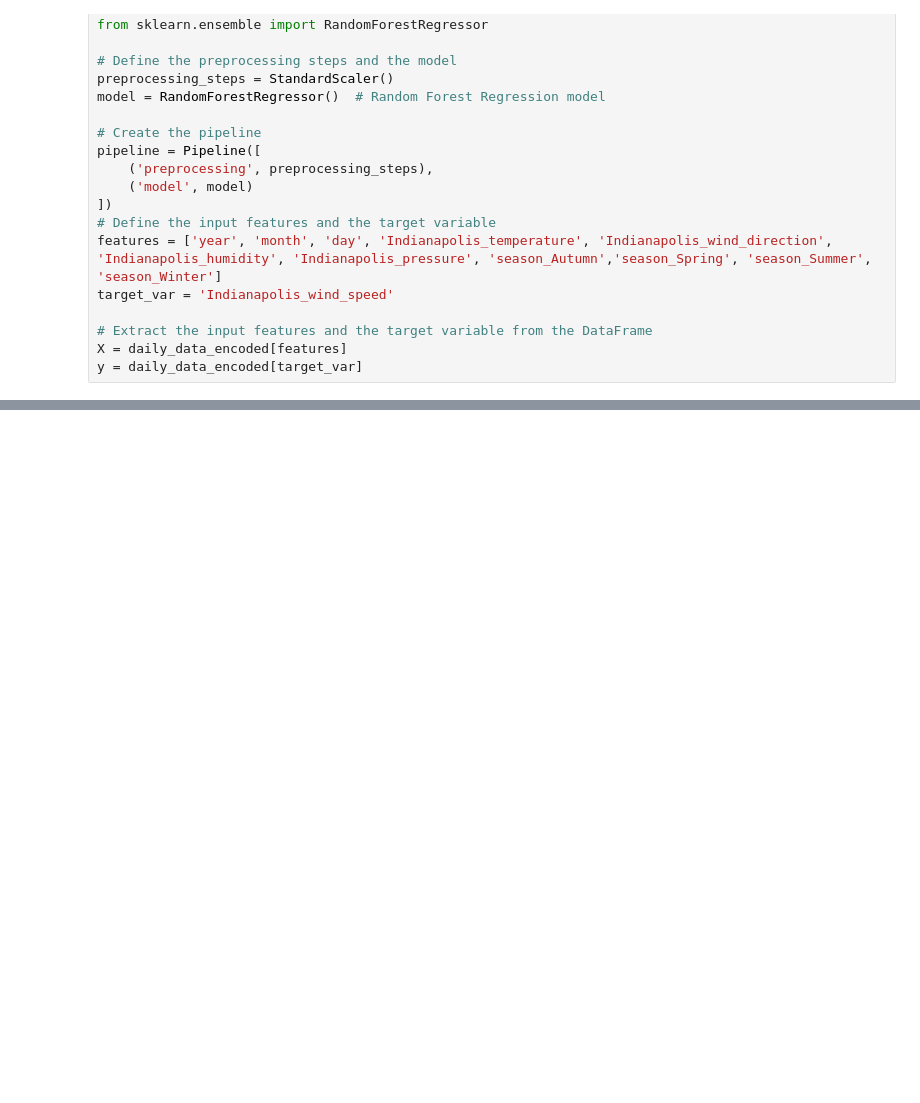
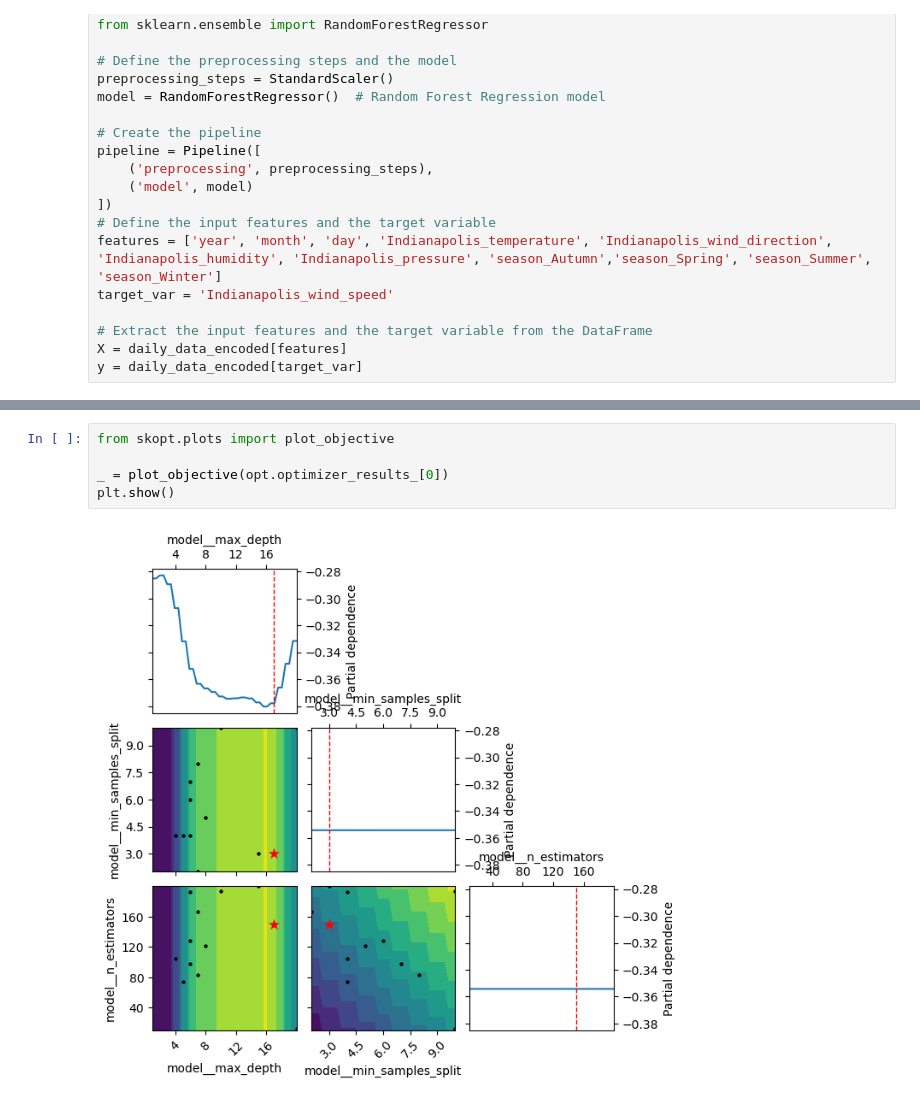
Before and after one commit to RyanBetz/WeatherProject, a Jupyter notebook: Weather_Predictions.ipynb, the cells around one changed output, grey strips where cells are left out. Cells and saved outputs as stored; diff of their text form; blank space fills up the shorter version.

```diff
--- a/Weather_Predictions.ipynb
+++ b/Weather_Predictions.ipynb
@@ -163,0 +165,7 @@ Mean squared error: 1.272097657238616
+# %%
+from skopt.plots import plot_objective
+
+_ = plot_objective(opt.optimizer_results_[0])
+plt.show()
+# %% [output]
+[figure, added]
```
Also changed, not shown: parts of 5 cells of this notebook.
